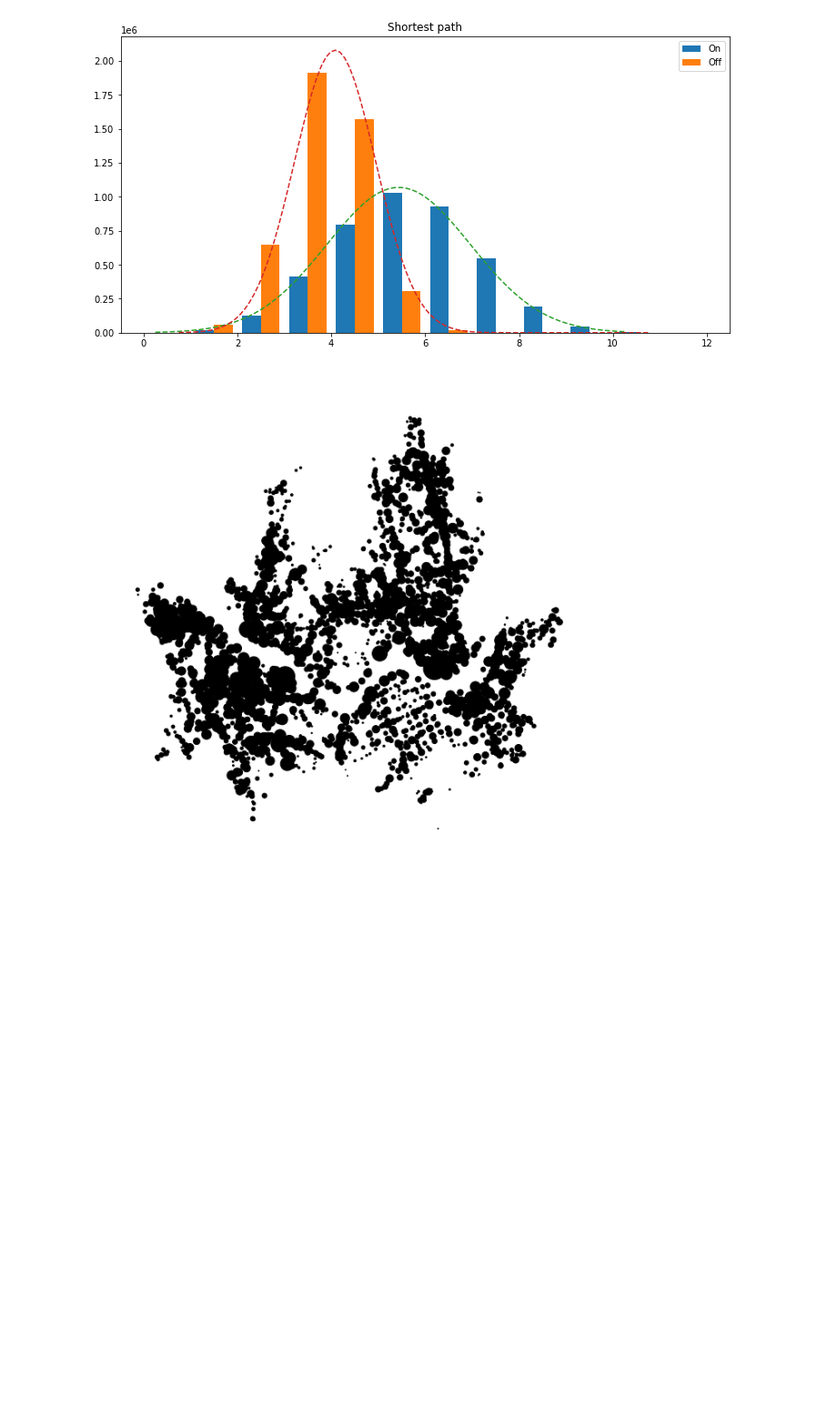
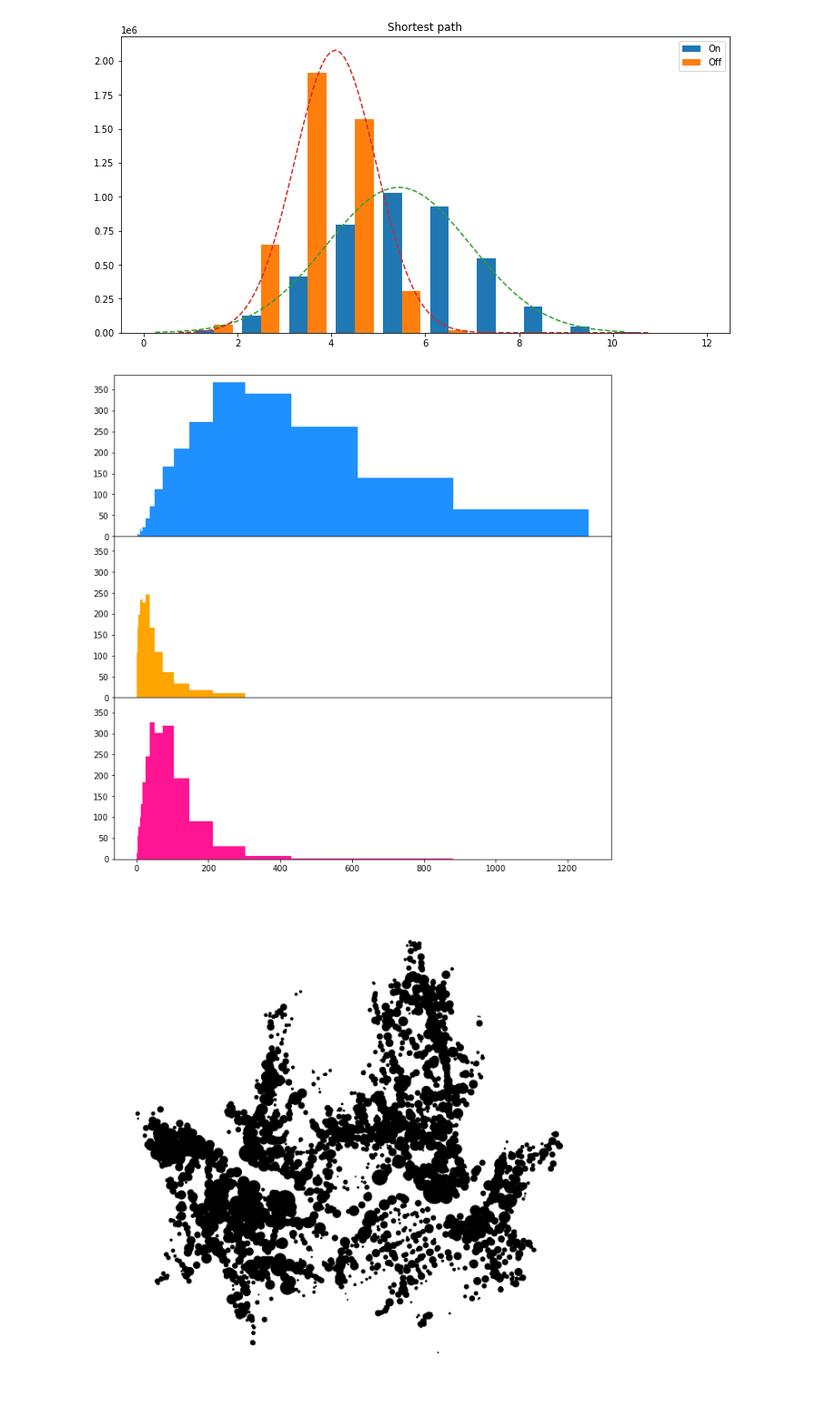
Before and after one commit to GyoHeon/UOS_bicycle, a Jupyter notebook: network_plot.ipynb, the cells around one changed output. Shown at 91% size. Drawn from its saved outputs; the diff is of its cells as text; code cells hidden in the pictures; blank space fills up the shorter version.

Commit message:
add node weight histogram

```diff
--- a/network_plot.ipynb
+++ b/network_plot.ipynb
@@ -58,8 +60,13 @@ def simple_list(data):
     return np.column_stack((item, count))
 # %%
 # simplify links
+s_links = simple_list(links)
 s_links1 = simple_list(links1)
 s_links2 = simple_list(links2)
+
+# all network
+G = nx.DiGraph()
+G.add_weighted_edges_from(s_links)
 
 # on network
 G1 = nx.DiGraph()
@@ -70,6 +77,9 @@ G2 = nx.DiGraph()
 G2.add_weighted_edges_from(s_links2)
 # %%
 # add in, out weight to nodes
+for u in G.nodes:
+    G.nodes[u]['in'] = 0
+    G.nodes[u]['out'] = 0
 for u in G1.nodes:
     G1.nodes[u]['in'] = 0
     G1.nodes[u]['out'] = 0
@@ -78,6 +88,9 @@ for u in G2.nodes:
     G2.nodes[u]['out'] = 0
 
 # calculate weight to nodes
+for u, v, weight in G.edges(data="weight"):
+    G.nodes[u]['in'] += weight
+    G.nodes[v]['out'] += weight
 for u, v, weight in G1.edges(data="weight"):
     G1.nodes[u]['in'] += weight
     G1.nodes[v]['out'] += weight
@@ -86,6 +99,18 @@ for u, v, weight in G2.edges(data="weight"):
     G2.nodes[v]['out'] += weight
 # %%
 # node weight save. node 순서대로
+all_in_weight = []
+all_out_weight = []
+for i in G.nodes:
+    if G.nodes[i]['in'] > 0:
+        all_in_weight.append(G.nodes[i]['in'])
+    else:
+        all_in_weight.append(0)
+    if G.nodes[i]['out'] > 0:
+        all_out_weight.append(G.nodes[i]['out'])
+    else:
+        all_out_weight.append(0)
+
 on_in_weight = []
 on_out_weight = []
 for i in G1.nodes:
@@ -159,6 +184,29 @@ plt.legend()
 plt.show()
 # %% [output]
 [figure]
+# %%
+# 노드 웨이트 히스토그램
+bins = np.logspace(0, 3.1, 21)
+
+# Three subplots sharing both x/y axes
+f, (ax1, ax2, ax3) = plt.subplots(3, sharex=True, sharey=True, figsize=(11, 11))
+ax1.hist([d for d in all_out_weight], bins=bins, color = 'dodgerblue')
+ax2.hist([d for d in on_out_weight], bins=bins, color = 'orange')
+ax3.hist([d for d in off_out_weight], bins=bins, color = 'deeppink')
+
+# Fine-tune figure; make subplots close to each other and hide x ticks for
+# all but bottom plot.
+f.subplots_adjust(hspace=0)
+plt.setp([a.get_xticklabels() for a in f.axes[:-1]], visible=False)
+
+# y축 퍼센트로 출력
+import matplotlib.ticker as ticker
+#ax1.yaxis.set_major_formatter(ticker.PercentFormatter(xmax=1053))
+#ax1.set_yticks(ticks=np.arange(0, 600, 86))
+
+plt.show()
+# %% [output]
+[figure, added]
 # %%
 '''
 Network : G1, G2
```
Also changed, not shown: parts of 1 cell of this notebook.
